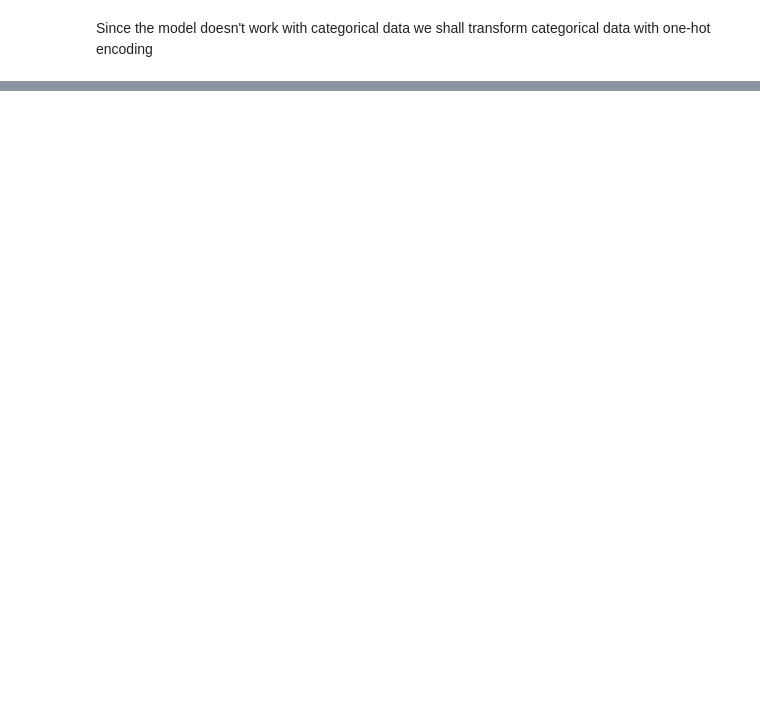
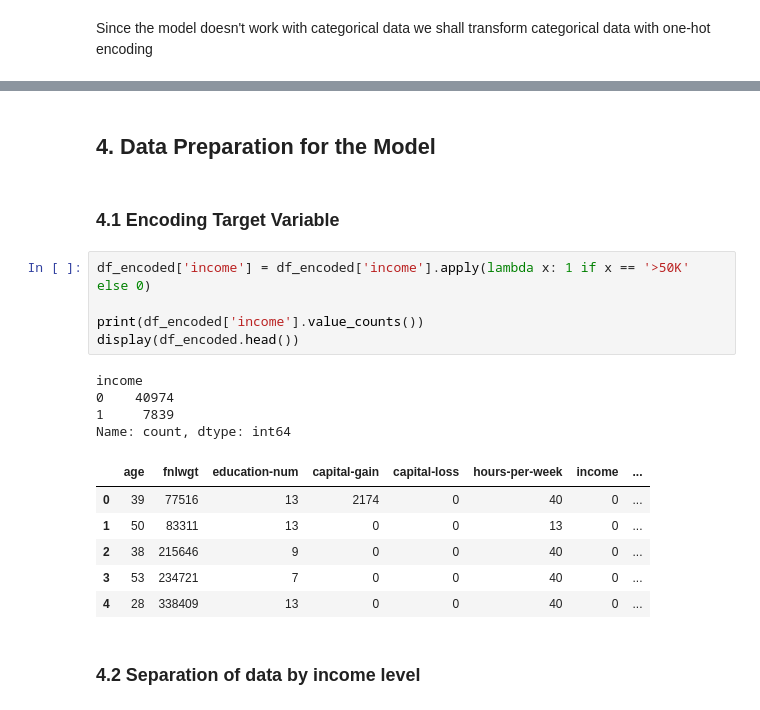
Before and after one commit to 4GeeksAcademy/danielpaez-dev-recommendation-system, a Jupyter notebook: src/explore.ipynb, the cells around one changed output, grey strips where cells are left out. Drawn from its saved outputs; the diff is of its cells as text; blank space fills up the shorter version.

```diff
--- a/src/explore.ipynb
+++ b/src/explore.ipynb
@@ -124,0 +126,22 @@ display(df_encoded.head())
+# %% [markdown]
+## 4. Data Preparation for the Model
+# %% [markdown]
+### 4.1 Encoding Target Variable <a id='c4-1'></a>
+# %%
+df_encoded['income'] = df_encoded['income'].apply(lambda x: 1 if x == '>50K' else 0)
+
+print(df_encoded['income'].value_counts())
+display(df_encoded.head())
+# %% [output]
+income
+0    40974
+1     7839
+Name: count, dtype: int64
+|  | age | fnlwgt | education-num | capital-gain | capital-loss | hours-per-week | income | ... |
+| 0 | 39 | 77516 | 13 | 2174 | 0 | 40 | 0 | ... |
+| 1 | 50 | 83311 | 13 | 0 | 0 | 13 | 0 | ... |
+| 2 | 38 | 215646 | 9 | 0 | 0 | 40 | 0 | ... |
+| 3 | 53 | 234721 | 7 | 0 | 0 | 40 | 0 | ... |
+| 4 | 28 | 338409 | 13 | 0 | 0 | 40 | 0 | ... |
+# %% [markdown]
+### 4.2 Separation of data by income level <a id='c4-2'></a>
```
Also changed, not shown: parts of 13 cells of this notebook, 3 other files.
